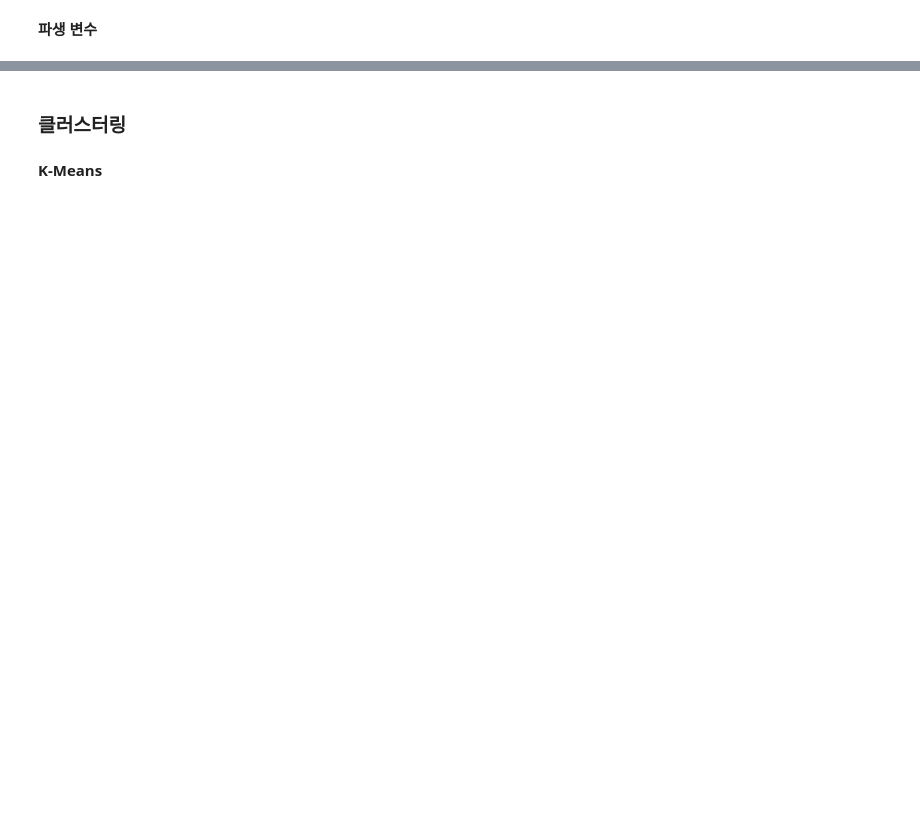
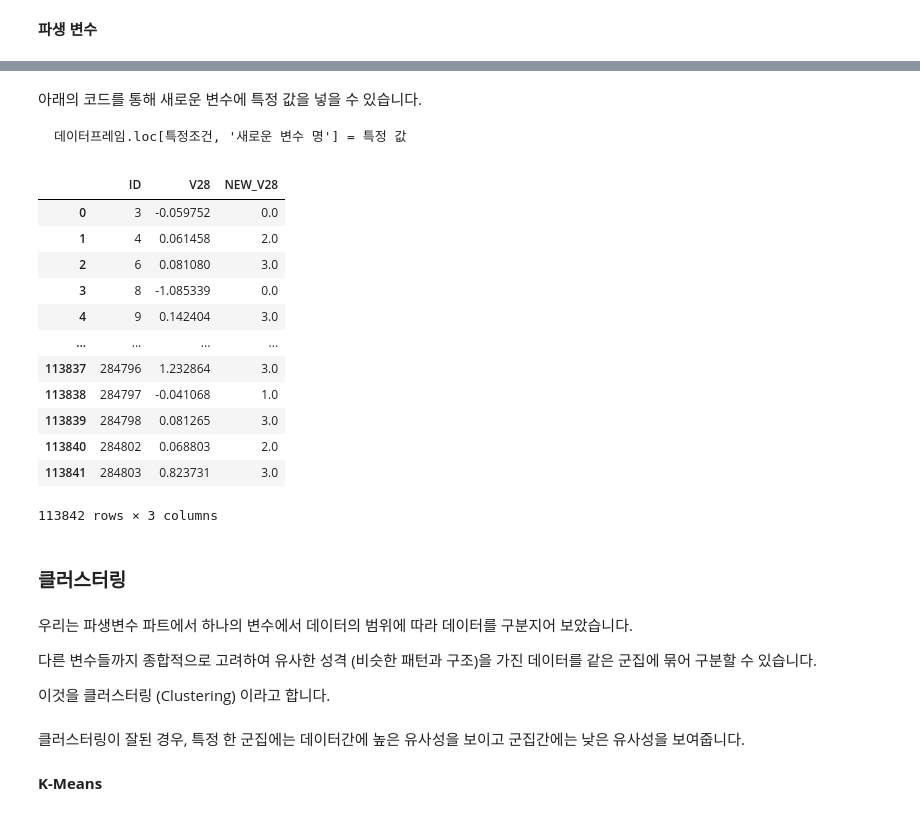
Before and after one commit to namwootree/Dacrew-4th, a Jupyter notebook: Stage_2.ipynb, the cells around one changed output, grey strips where cells are left out. Cells and saved outputs as stored; diff of their text form; code cells hidden in the pictures; blank space fills up the shorter version.

````diff
--- a/Stage_2.ipynb
+++ b/Stage_2.ipynb
@@ -1197,0 +1246,5 @@ print(df_same.sum())
+# %%
+train = pd.read_csv('./train.csv')
+
+# 'V28' 칼럼이 표준편차가 제일 적다는 것을 알 수 있습니다,
+print(train.describe().loc['std'])
@@ -1198,4 +1269,46 @@ print(df_same.sum())
+# %% [markdown]
+아래의 코드를 통해 새로운 변수에 특정 값을 넣을 수 있습니다.
+
+```
+데이터프레임.loc[특정조건, '새로운 변수 명'] = 특정 값
+```
+# %%
+# 위에서 배운 테이블 핸들링을 상기시키며 사분위수를 기준으로 파생변수를 만들어 봅니다.
+cond1 = (train['V28'] >= train['V28'].quantile(0.75))
+cond2 = (train['V28'] < train['V28'].quantile(0.75)) & (train['V28'] >= train['V28'].quantile(0.50))
+cond3 = (train['V28'] < train['V28'].quantile(0.50)) & (train['V28'] >= train['V1'].quantile(0.25))
+cond4 = (train['V28'] < train['V28'].quantile(0.25))
+
+train.loc[cond1, 'NEW_V28'] = 3
+train.loc[cond2, 'NEW_V28'] = 2
+train.loc[cond3, 'NEW_V28'] = 1
+train.loc[cond4, 'NEW_V28'] = 0
+# %%
+# 데이터가 사분위수를 기준으로 구분되었음을 확인할 수 있습니다.
+train[['ID', 'V28', 'NEW_V28']]
+# %% [output]
+|  | ID | V28 | NEW_V28 |
+| 0 | 3 | -0.059752 | 0.0 |
+| 1 | 4 | 0.061458 | 2.0 |
+| 2 | 6 | 0.081080 | 3.0 |
+| 3 | 8 | -1.085339 | 0.0 |
+| 4 | 9 | 0.142404 | 3.0 |
+| ... | ... | ... | ... |
+| 113837 | 284796 | 1.232864 | 3.0 |
+| 113838 | 284797 | -0.041068 | 1.0 |
+| 113839 | 284798 | 0.081265 | 3.0 |
+| 113840 | 284802 | 0.068803 | 2.0 |
+| 113841 | 284803 | 0.823731 | 3.0 |
+113842 rows × 3 columns
 # %% [markdown]
 ### 클러스터링
+# %% [markdown]
+우리는 파생변수 파트에서 하나의 변수에서 데이터의 범위에 따라 데이터를 구분지어 보았습니다.
+
+다른 변수들까지 종합적으로 고려하여 유사한 성격 (비슷한 패턴과 구조)을 가진 데이터를 같은 군집에 묶어 구분할 수 있습니다.
+
+이것을 클러스터링 (Clustering) 이라고 합니다.
+# %% [markdown]
+클러스터링이 잘된 경우, 특정 한 군집에는 데이터간에 높은 유사성을 보이고 군집간에는 낮은 유사성을 보여줍니다.
 # %% [markdown]
 **K-Means**
````
Also changed, not shown: parts of 23 cells of this notebook.
